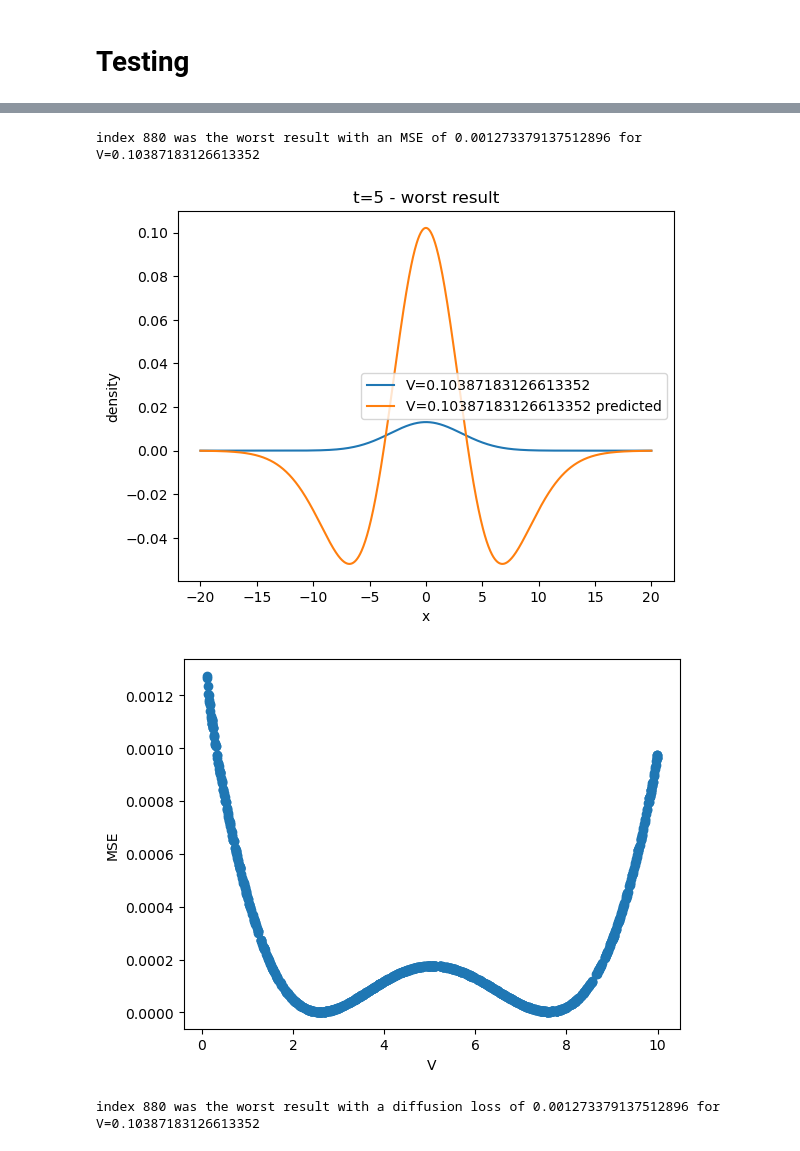
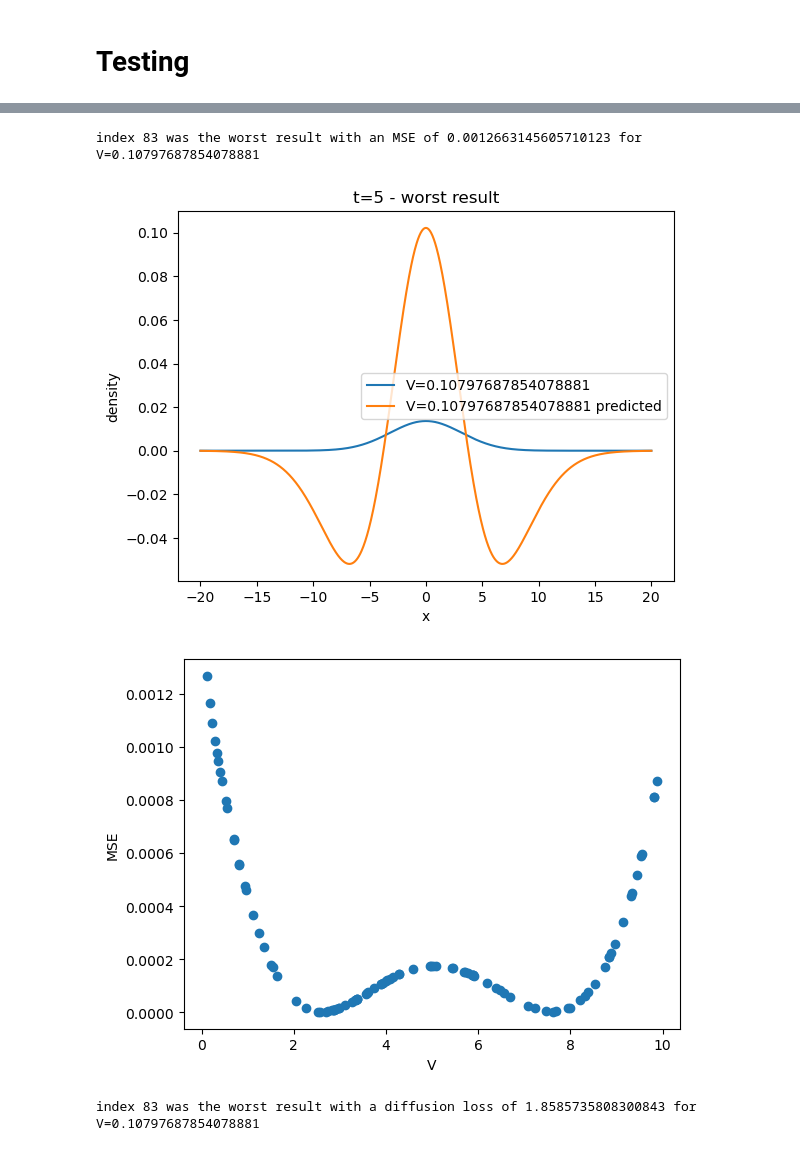
Before and after one commit to tomcjackc/Probabilistic-Operator-Learning-for-Climate-Model-Parameterisation, a Jupyter notebook: notebooks/diffusion.ipynb, the cells around one changed output, grey strips where cells are left out. Cells and saved outputs as stored; diff of their text form; code cells hidden in the pictures.

```diff
--- a/notebooks/diffusion.ipynb
+++ b/notebooks/diffusion.ipynb
@@ -160,7 +160,7 @@ for i in range(n_samples_train)[:5]:
 # %%
 # compile x_test and y_test - visually evaluate the model
 
-n_samples_test = 1000
+n_samples_test = 100
 x_test = np.zeros((n_samples_test, n_features))
 y_test = np.zeros((n_samples_test, n_targets))
 
@@ -195,6 +195,15 @@ for i in range(n_samples_test)[:1]:
     plt.legend()
     plt.show()
 
+    plt.figure()
+    ax = plt.gca()
+    plt.scatter(y_test[i, :], y_test_pred[i, :])
+    plt.plot(np.linspace(min(ax.get_xlim()[0], ax.get_ylim()[0]), max(ax.get_xlim()[1], ax.get_ylim()[1]), num=2), np.linspace(min(ax.get_xlim()[0], ax.get_ylim()[0]), max(ax.get_xlim()[1], ax.get_ylim()[1]), num=2), linestyle='--', color='black')
+    plt.xlabel('true density')
+    plt.ylabel('predicted density')
+    plt.title('t=5 - Example result, scatter')
+    plt.show()
+
 # numerically evaluate the model
 
 from sklearn.metrics import mean_squared_error
@@ -226,7 +235,7 @@ def diffusion_loss(y_true, y_pred):
 
 diffloss = diffusion_loss(y_test, y_test_pred)
 worst_index_diffloss = int(np.where(diffloss == np.max(diffloss))[0])
-print(f'index {worst_index_diffloss} was the worst result with a diffusion loss of {mse[worst_index_diffloss]} for V={V_arr_test[worst_index_diffloss]}')
+print(f'index {worst_index_diffloss} was the worst result with a diffusion loss of {diffloss[worst_index_diffloss]} for V={V_arr_test[worst_index_diffloss]}')
 
 plt.figure()
 plt.plot(x, y_test[worst_index_diffloss, :], label=f'V={V_arr_test[worst_index_diffloss]}')
@@ -248,4 +258,4 @@ plt.show()
-index 880 was the worst result with an MSE of 0.001273379137512896 for V=0.10387183126613352
+index 83 was the worst result with an MSE of 0.0012663145605710123 for V=0.10797687854078881
-[figure, old version]
-[figure, old version]
+[figure, new version]
+[figure, new version]
-index 880 was the worst result with a diffusion loss of 0.001273379137512896 for V=0.10387183126613352
+index 83 was the worst result with a diffusion loss of 1.8585735808300843 for V=0.10797687854078881
```
Also changed, not shown: parts of 1 cell of this notebook, 3 other files.
